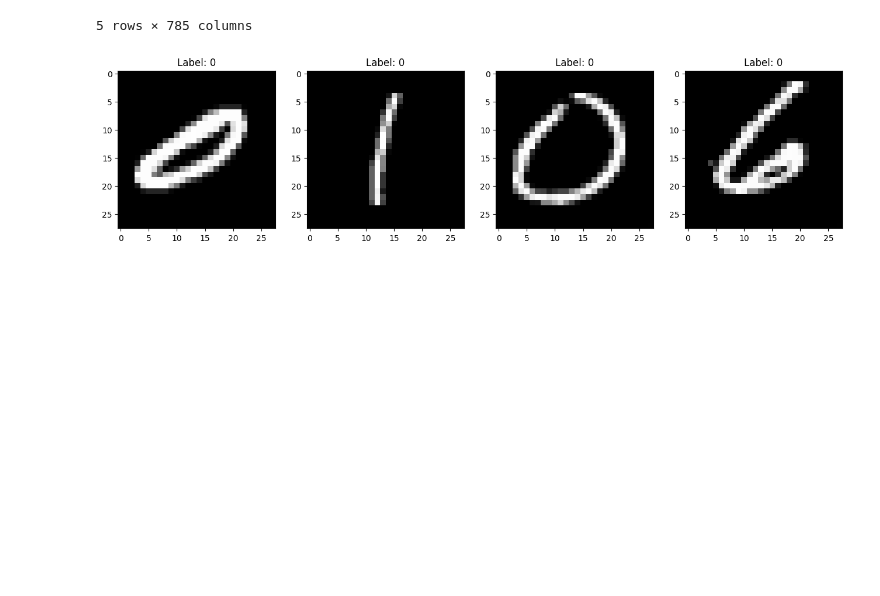
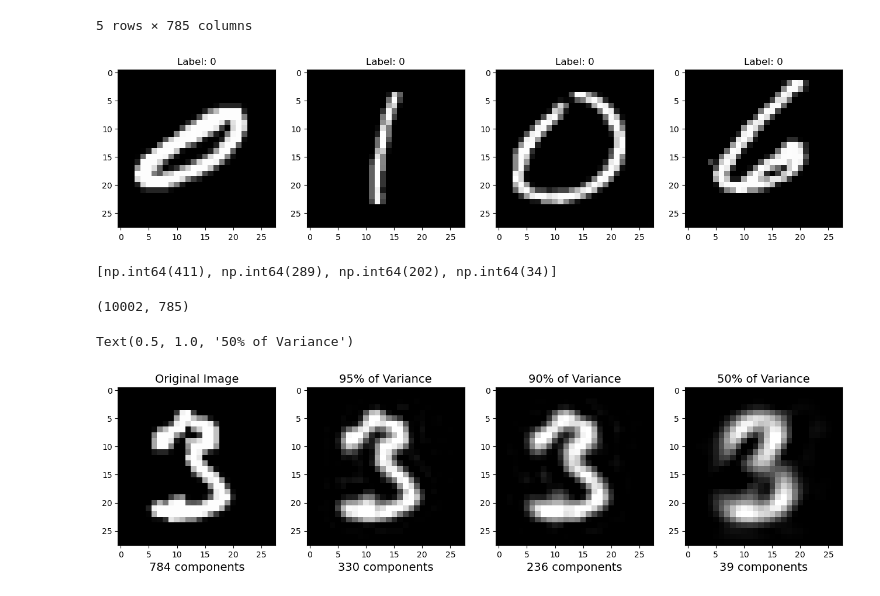
Before and after one commit to IIT-Madras-DSAI-Department/end-semester-project-MohdAseel, a Jupyter notebook: main.ipynb, the cells around one changed output. Cells and saved outputs as stored; diff of their text form; code cells hidden in the pictures; blank space fills up the shorter version.

```diff
--- a/main.ipynb
+++ b/main.ipynb
@@ -56,11 +56,12 @@ plt.show()
 # %% [output]
 [figure]
 # %%
-scaler_my = MyStandardScaler()
-scaler_my.fit(train_data)
-train_data = scaler_my.transform(train_data)
-val_data = scaler_my.transform(val_data)
+scaler = MyStandardScaler()
+scaler.fit(train_data)
+train_data = scaler.transform(train_data)
+val_data = scaler.transform(val_data)
 # %%
+## now my implementation of PCA
 pca98 =MyPCA(.98)
 pca98.fit(train_data)
 pca95 =MyPCA(.95)
@@ -78,3 +79,55 @@ pca90_test_img = pca90.transform(val_data)
 pca50_train_img = pca50.transform(train_data)
 pca50_test_img = pca50.transform(val_data)
 [pca98.n_components_, pca95.n_components_, pca90.n_components_, pca50.n_components_]
+# %% [output]
+[np.int64(411), np.int64(289), np.int64(202), np.int64(34)]
+# %%
+res95_train_img = pca95.inverse_transform(pca95_train_img)
+res90_train_img = pca90.inverse_transform(pca90_train_img)
+res50_train_img = pca50.inverse_transform(pca50_train_img)
+
+res95_train_img = scaler.inverse_transform(res95_train_img)
+res90_train_img = scaler.inverse_transform(res90_train_img)
+res50_train_img = scaler.inverse_transform(res50_train_img)
+
+res100_train_img = scaler.inverse_transform(train_data)
+res95_train_img.shape
+# %% [output]
+(10002, 785)
+# %%
+plt.figure(figsize=(16,4))
+
+# Original Image
+plt.subplot(1, 4, 1)
+plt.imshow(res100_train_img.iloc[1,1:].values.reshape(28,28),
+              cmap = plt.cm.gray, interpolation='nearest',
+              clim=(0, 255))
+plt.xlabel('784 components', fontsize = 14)
+plt.title('Original Image', fontsize = 14)
+
+# 330 principal components
+plt.subplot(1, 4, 2)
+plt.imshow(res95_train_img.iloc[1,1:].values.reshape(28, 28),
+              cmap = plt.cm.gray, interpolation='nearest',
+              clim=(0, 255))
+plt.xlabel('330 components', fontsize = 14)
+plt.title('95% of Variance', fontsize = 14)
+
+# 236 principal components
+plt.subplot(1, 4, 3)
+plt.imshow(res90_train_img.iloc[1,1:].values.reshape(28, 28),
+              cmap = plt.cm.gray, interpolation='nearest',
+              clim=(0, 255))
+plt.xlabel('236 components', fontsize = 14)
+plt.title('90% of Variance', fontsize = 14)
+
+# 39 principal components
+plt.subplot(1, 4, 4)
+plt.imshow(res50_train_img.iloc[1,1:].values.reshape(28, 28),
+              cmap = plt.cm.gray, interpolation='nearest',
+              clim=(0, 255))
+plt.xlabel('39 components', fontsize = 14)
+plt.title('50% of Variance', fontsize = 14)
+# %% [output]
+Text(0.5, 1.0, '50% of Variance')
+[figure, added]
```
Also changed, not shown: parts of 1 cell of this notebook, 2 other files.
